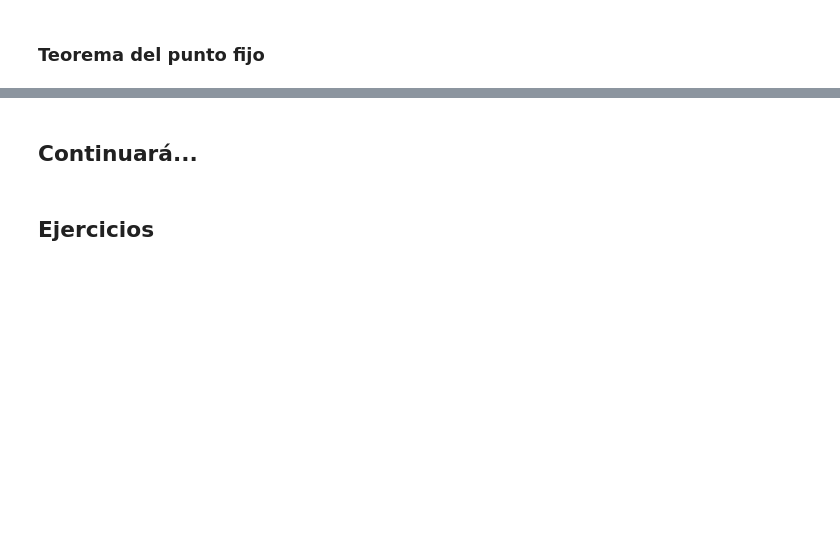
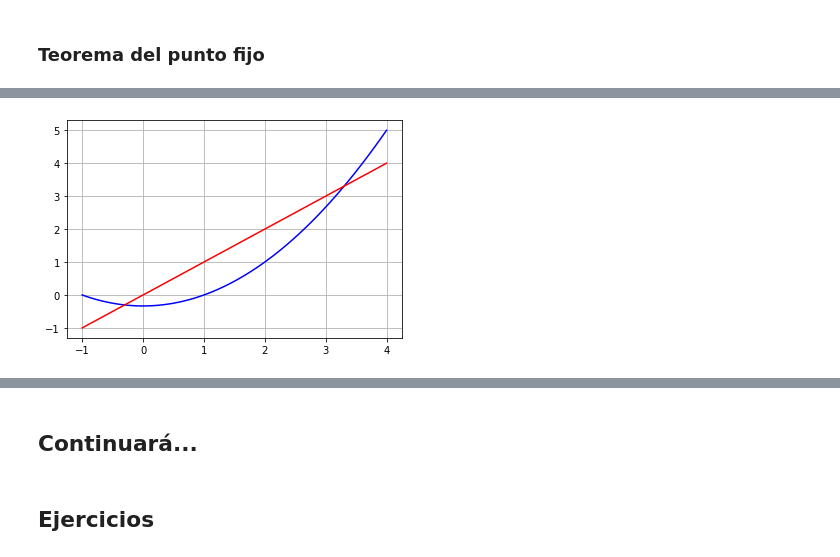
Before and after one commit to JorgeZuluaga/NotasMetodosNumericos, a Jupyter notebook: MN-CuadernoNotas-SolucionEcuaciones_PuntoFijo.ipynb, the cells around one changed output, grey strips where cells are left out. Saved outputs shown, nothing was run; the diff lists cells and outputs as text; code cells hidden in the pictures; blank space fills up the shorter version.

```diff
--- a/MN-CuadernoNotas-SolucionEcuaciones_PuntoFijo.ipynb
+++ b/MN-CuadernoNotas-SolucionEcuaciones_PuntoFijo.ipynb
@@ -543,0 +194,11 @@ Número de pasos 40
+# %%
+import numpy as np
+x=np.linspace(-1,4,100)
+g=(x**2-1)/3
+
+import matplotlib.pyplot as plt
+plt.plot(x,g,color='b')
+plt.plot(x,x,color='r')
+plt.grid()
+# %% [output]
+[figure, added]
```
Also changed, not shown: parts of 69 cells of this notebook, 6 other files.
